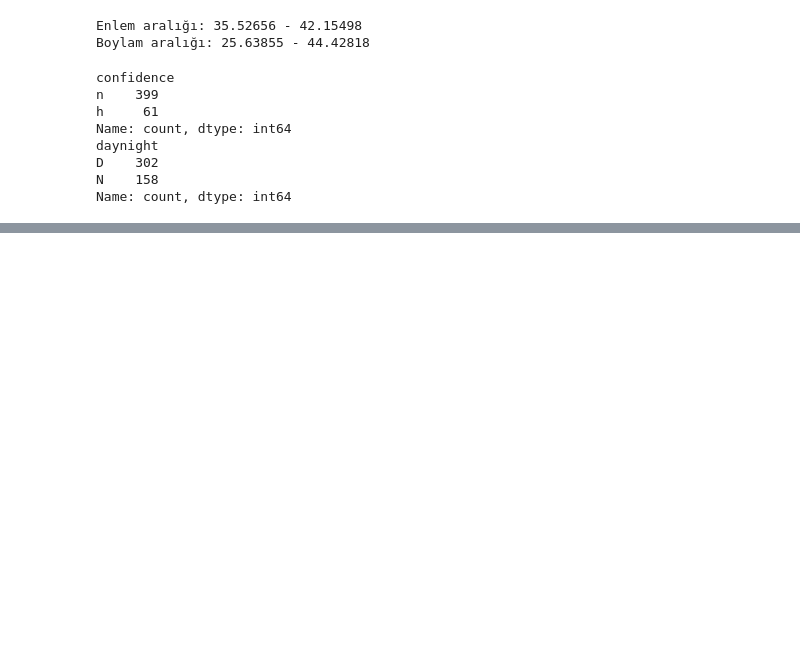
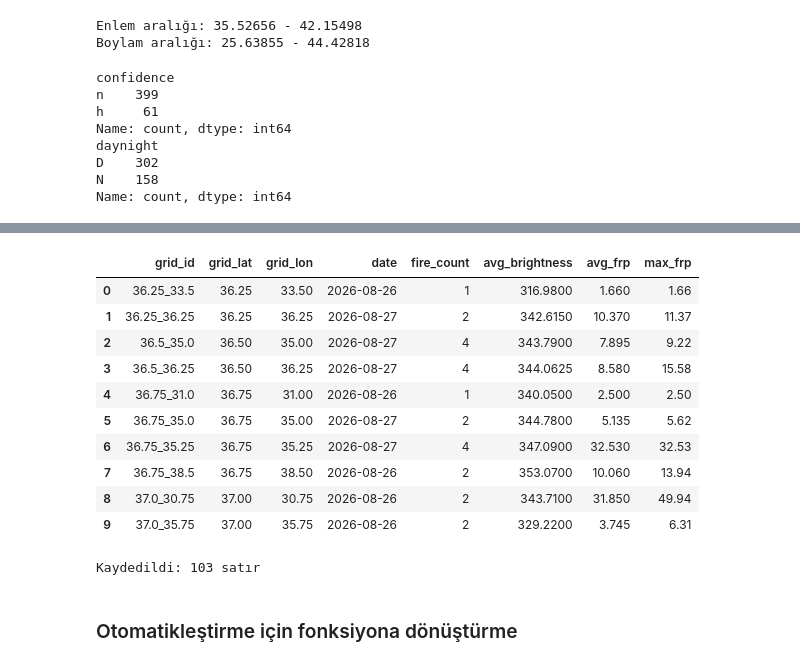
Before and after one commit to pelsingunduz/Turkey_Wildfire_Detection, a Jupyter notebook: notebooks/eda.ipynb, the cells around one changed output, grey strips where cells are left out. Saved outputs shown, nothing was run; the diff lists cells and outputs as text; code cells hidden in the pictures; blank space fills up the shorter version.

```diff
--- a/notebooks/eda.ipynb
+++ b/notebooks/eda.ipynb
@@ -130,0 +213,3 @@ Note: you may need to restart the kernel to use updated packages.
+# %%
+turkey_clean = turkey_clean.drop(columns=['acq_time_str', 'acq_hour', 'acq_minute', 'acq_datetime_utc'])
+turkey_clean.columns.tolist()
@@ -130,0 +240,5 @@ Note: you may need to restart the kernel to use updated packages.
+# %%
+turkey_clean['grid_lat'] = (turkey_clean['latitude'] / 0.25).apply(lambda x: int(x)) * 0.25
+turkey_clean['grid_lon'] = (turkey_clean['longitude'] / 0.25).apply(lambda x: int(x)) * 0.25
+
+turkey_clean[['latitude', 'longitude', 'grid_lat', 'grid_lon']].head(10)
@@ -130,0 +257,4 @@ Note: you may need to restart the kernel to use updated packages.
+# %%
+#Grid ID oluşturma
+turkey_clean['grid_id'] = turkey_clean['grid_lat'].astype(str) + '_' + turkey_clean['grid_lon'].astype(str)
+turkey_clean[['grid_lat', 'grid_lon', 'grid_id']].head()
@@ -130,0 +268,4 @@ Note: you may need to restart the kernel to use updated packages.
+# %%
+#Günlük tarih sütunu (Türkiye saatine göre)
+turkey_clean['date'] = turkey_clean['acq_datetime_tr'].dt.date
+turkey_clean[['acq_datetime_tr', 'date']].head()
@@ -130,0 +279,29 @@ Note: you may need to restart the kernel to use updated packages.
+# %%
+#Bölge × gün bazlı özet tablo
+daily_summary = turkey_clean.groupby(['grid_id', 'grid_lat', 'grid_lon', 'date']).agg(
+    fire_count=('latitude', 'count'),
+    avg_brightness=('bright_ti4', 'mean'),
+    avg_frp=('frp', 'mean'),
+    max_frp=('frp', 'max')
+).reset_index()
+
+daily_summary.head(10)
+# %% [output]
+|  | grid_id | grid_lat | grid_lon | date | fire_count | avg_brightness | avg_frp | max_frp |
+| 0 | 36.25_33.5 | 36.25 | 33.50 | 2026-08-26 | 1 | 316.9800 | 1.660 | 1.66 |
+| 1 | 36.25_36.25 | 36.25 | 36.25 | 2026-08-27 | 2 | 342.6150 | 10.370 | 11.37 |
+| 2 | 36.5_35.0 | 36.50 | 35.00 | 2026-08-27 | 4 | 343.7900 | 7.895 | 9.22 |
+| 3 | 36.5_36.25 | 36.50 | 36.25 | 2026-08-27 | 4 | 344.0625 | 8.580 | 15.58 |
+| 4 | 36.75_31.0 | 36.75 | 31.00 | 2026-08-26 | 1 | 340.0500 | 2.500 | 2.50 |
+| 5 | 36.75_35.0 | 36.75 | 35.00 | 2026-08-27 | 2 | 344.7800 | 5.135 | 5.62 |
+| 6 | 36.75_35.25 | 36.75 | 35.25 | 2026-08-27 | 4 | 347.0900 | 32.530 | 32.53 |
+| 7 | 36.75_38.5 | 36.75 | 38.50 | 2026-08-26 | 2 | 353.0700 | 10.060 | 13.94 |
+| 8 | 37.0_30.75 | 37.00 | 30.75 | 2026-08-26 | 2 | 343.7100 | 31.850 | 49.94 |
+| 9 | 37.0_35.75 | 37.00 | 35.75 | 2026-08-26 | 2 | 329.2200 | 3.745 | 6.31 |
+# %%
+daily_summary.to_csv("../data/processed/daily_grid_summary.csv", index=False)
+print(f"Kaydedildi: {len(daily_summary)} satır")
+# %% [output]
+Kaydedildi: 103 satır
+# %% [markdown]
+### Otomatikleştirme için fonksiyona dönüştürme
```
Also changed, not shown: parts of 41 cells of this notebook, 23 other files.
